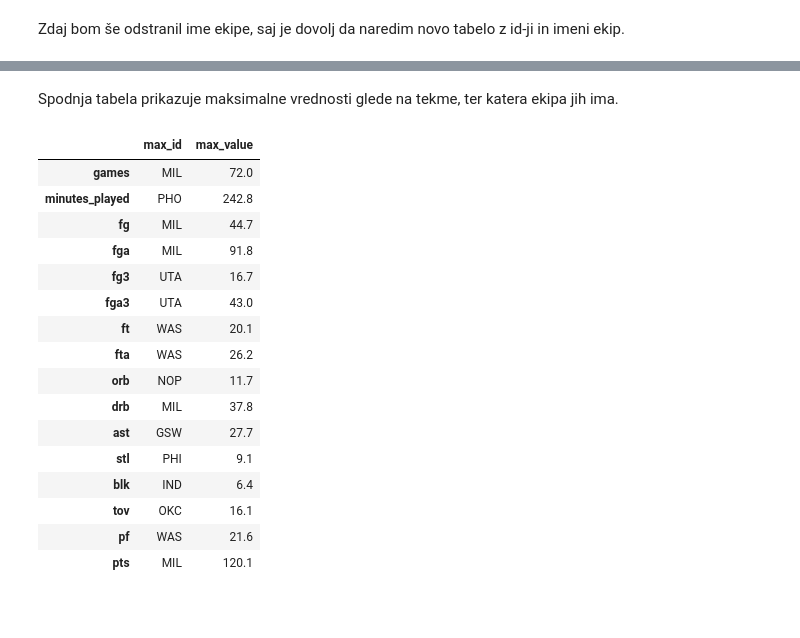
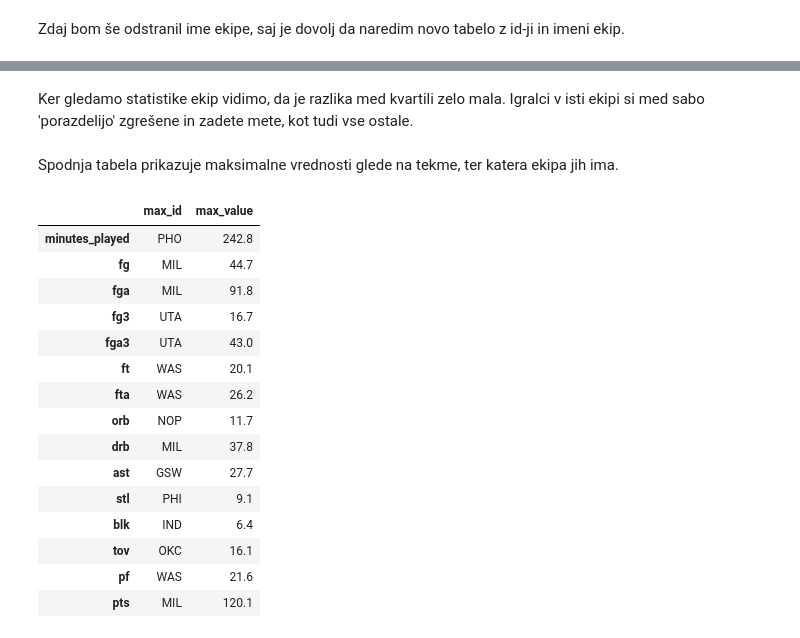
Before and after one commit to tinmarkon/Analiza-lige-NBA, a Jupyter notebook: Prikaz_podatkov.ipynb, the cells around one changed output, grey strips where cells are left out. Cells and saved outputs as stored; diff of their text form; code cells hidden in the pictures; blank space fills up the shorter version.

```diff
--- a/Prikaz_podatkov.ipynb
+++ b/Prikaz_podatkov.ipynb
@@ -92,13 +178,13 @@ sample_statistic.rename(columns={0:'mean', 1:'median', 2:'standard_deviation'})
+# %% [markdown]
+Ker gledamo statistike ekip vidimo, da je razlika med kvartili zelo mala. Igralci v isti ekipi si med sabo 'porazdelijo' zgrešene in zadete mete, kot tudi vse ostale.
 # %% [markdown]
 Spodnja tabela prikazuje maksimalne vrednosti glede na tekme, ter katera ekipa jih ima.
 # %%
-max_values = teams.max()
-max_id = teams.idxmax()
-max_teams = pd.concat([max_id, max_values], axis=1)
+max_teams = pd.concat([teams.idxmax(), teams.max()], axis=1)
+max_teams = max_teams[1:]
 max_teams.rename(columns={0: 'max_id', 1: 'max_value'})
 # %% [output]
 |  | max_id | max_value |
-| games | MIL | 72.0 |
 | minutes_played | PHO | 242.8 |
 | fg | MIL | 44.7 |
 | fga | MIL | 91.8 |
```
Also changed, not shown: parts of 36 cells of this notebook.
